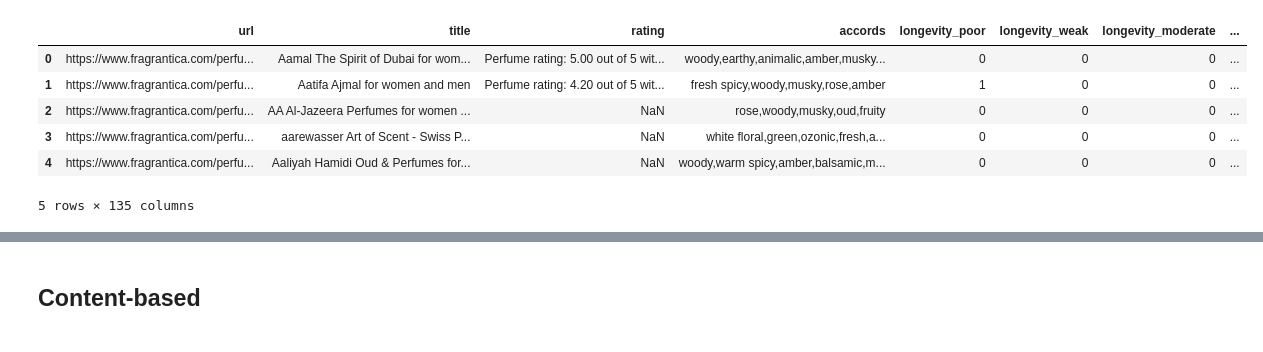
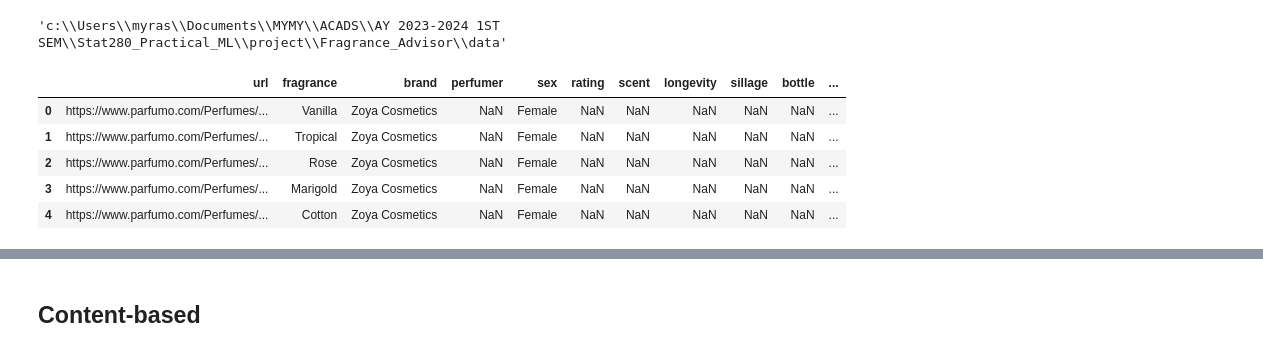
Before and after one commit to myrasaet/Fragrance_Advisor, a Jupyter notebook: src/train.ipynb, the cells around one changed output, grey strips where cells are left out. Cells and saved outputs as stored; diff of their text form; code cells hidden in the pictures.

Commit message:
use new data

```diff
--- a/src/train.ipynb
+++ b/src/train.ipynb
@@ -7,13 +10,16 @@ import pickle
 # %%
 base_path = f"{os.path.dirname(os.getcwd())}\\data"
+# %%
+base_path
+# %% [output]
+'c:\\Users\\myras\\Documents\\MYMY\\ACADS\\AY 2023-2024 1ST SEM\\Stat280_Practical_ML\\project\\Fragrance_Advisor\\data'
 # %%
-df = pd.read_excel(f"{base_path}\\input\\all_checks_finished (1).xlsx")
+df = pd.read_excel(f"{base_path}\\input\\content-based-data.xlsx")
 df.head()
 # %% [output]
-|  | url | title | rating | accords | longevity_poor | longevity_weak | longevity_moderate | ... |
-| 0 | https://www.fragrantica.com/perfu... | Aamal The Spirit of Dubai for wom... | Perfume rating: 5.00 out of 5 wit... | woody,earthy,animalic,amber,musky... | 0 | 0 | 0 | ... |
-| 1 | https://www.fragrantica.com/perfu... | Aatifa Ajmal for women and men | Perfume rating: 4.20 out of 5 wit... | fresh spicy,woody,musky,rose,amber | 1 | 0 | 0 | ... |
-| 2 | https://www.fragrantica.com/perfu... | AA Al-Jazeera Perfumes for women ... | NaN | rose,woody,musky,oud,fruity | 0 | 0 | 0 | ... |
-| 3 | https://www.fragrantica.com/perfu... | aarewasser Art of Scent - Swiss P... | NaN | white floral,green,ozonic,fresh,a... | 0 | 0 | 0 | ... |
-| 4 | https://www.fragrantica.com/perfu... | Aaliyah Hamidi Oud & Perfumes for... | NaN | woody,warm spicy,amber,balsamic,m... | 0 | 0 | 0 | ... |
+|  | url | fragrance | brand | perfumer | sex | rating | scent | longevity | sillage | bottle | ... |
+| 0 | https://www.parfumo.com/Perfumes/... | Vanilla | Zoya Cosmetics | NaN | Female | NaN | NaN | NaN | NaN | NaN | ... |
+| 1 | https://www.parfumo.com/Perfumes/... | Tropical | Zoya Cosmetics | NaN | Female | NaN | NaN | NaN | NaN | NaN | ... |
+| 2 | https://www.parfumo.com/Perfumes/... | Rose | Zoya Cosmetics | NaN | Female | NaN | NaN | NaN | NaN | NaN | ... |
+| 3 | https://www.parfumo.com/Perfumes/... | Marigold | Zoya Cosmetics | NaN | Female | NaN | NaN | NaN | NaN | NaN | ... |
+| 4 | https://www.parfumo.com/Perfumes/... | Cotton | Zoya Cosmetics | NaN | Female | NaN | NaN | NaN | NaN | NaN | ... |
-5 rows × 135 columns
```
Also changed, not shown: parts of 76 cells of this notebook, 6 other files.
